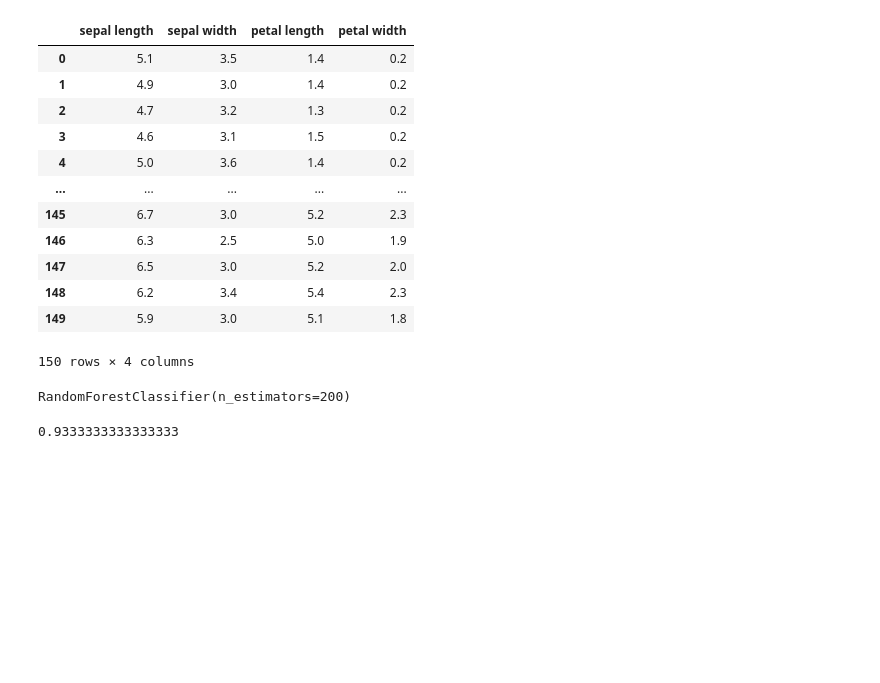
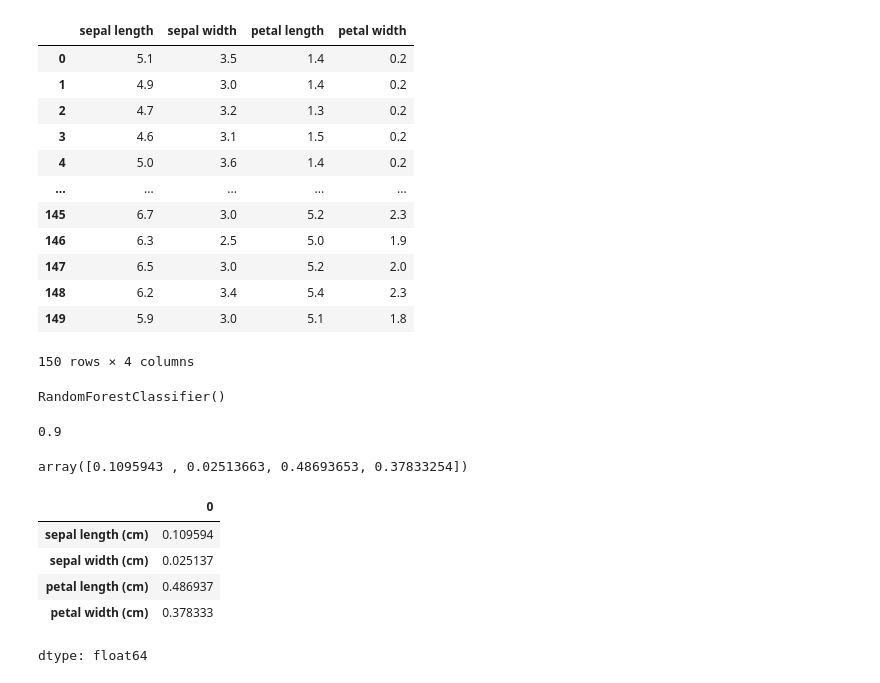
Before and after one commit to Vivekchavda1374/ML, a Jupyter notebook: CART.ipynb, the cells around one changed output. Drawn from its saved outputs; the diff is of its cells as text; code cells hidden in the pictures; blank space fills up the shorter version.

```diff
--- a/CART.ipynb
+++ b/CART.ipynb
@@ -102,14 +102,14 @@ X_train, X_test, Y_train, Y_test = train_test_split(X, Y, test_size=0.2)
 #load model
 from sklearn.ensemble import RandomForestClassifier
 # %%
-forest = RandomForestClassifier(n_estimators=200)
+forest = RandomForestClassifier(n_estimators=100)
 forest.fit(X_train, Y_train)
 # %% [output]
-RandomForestClassifier(n_estimators=200)
+RandomForestClassifier()
 # %%
 y_pred = forest.predict(X_test)
 # %%
 from sklearn import metrics
 print( metrics.accuracy_score(Y_test, y_pred))
 # %% [output]
-0.9333333333333333
+0.9
@@ -115,0 +127,13 @@ print( metrics.accuracy_score(Y_test, y_pred))
+# %%
+forest.feature_importances_
+# %% [output]
+array([0.1095943 , 0.02513663, 0.48693653, 0.37833254])
+# %%
+pd.Series(forest.feature_importances_, index=features)
+# %% [output]
+|  | 0 |
+| sepal length (cm) | 0.109594 |
+| sepal width (cm) | 0.025137 |
+| petal length (cm) | 0.486937 |
+| petal width (cm) | 0.378333 |
+dtype: float64
```
Also changed, not shown: parts of 3 cells of this notebook.
